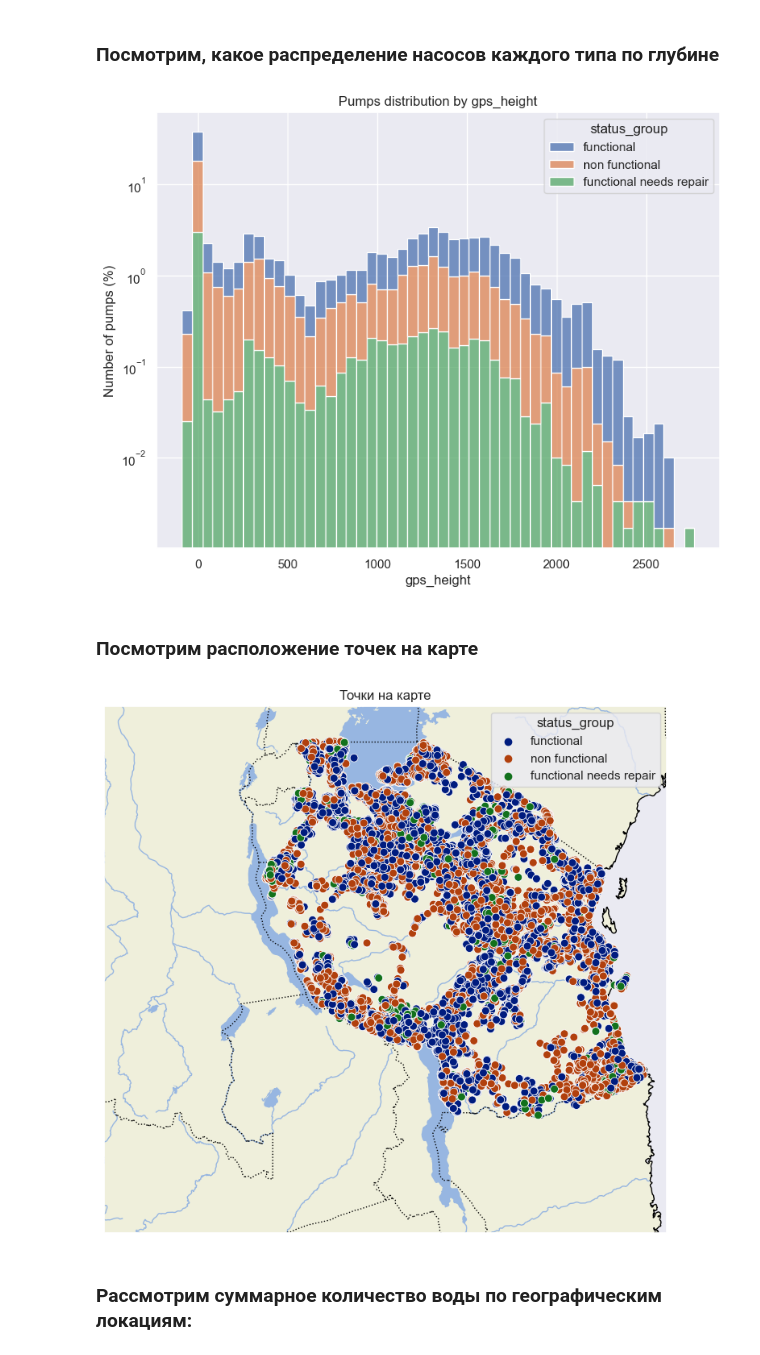
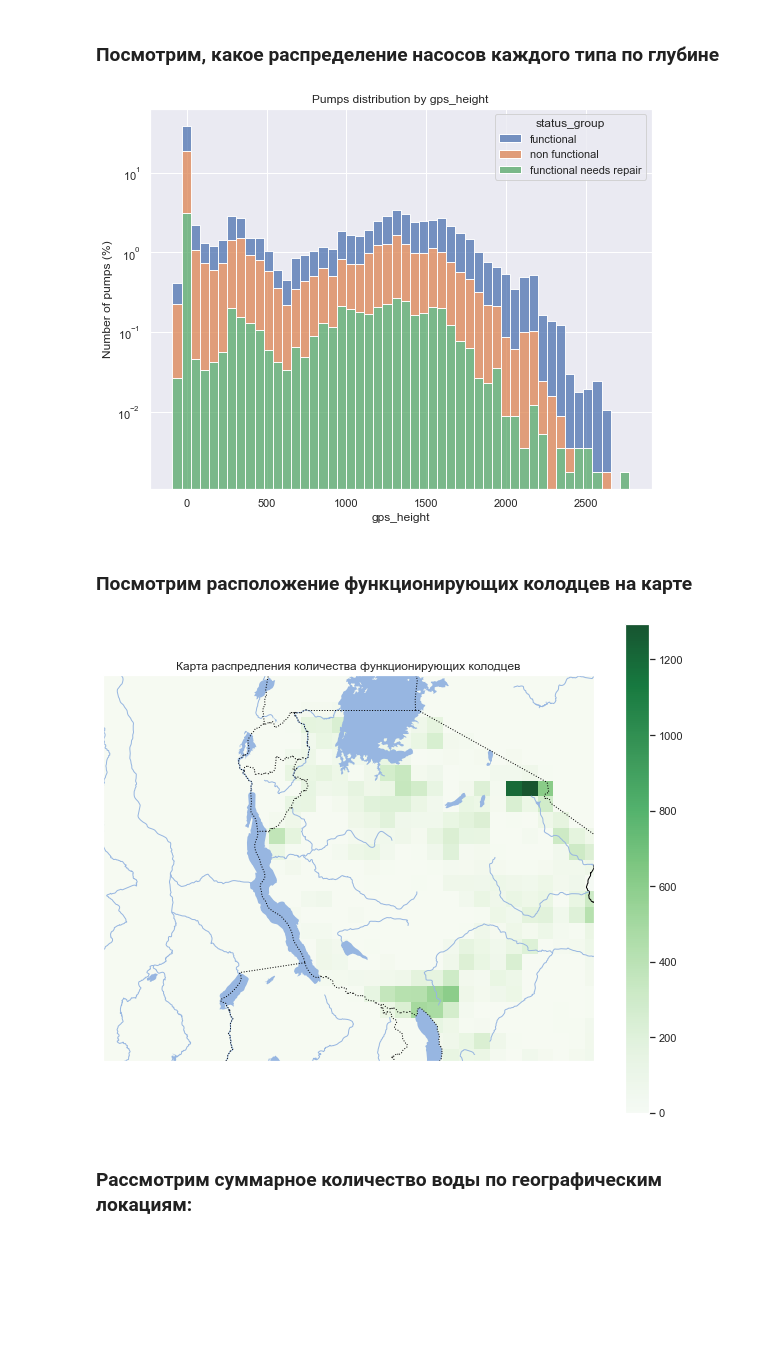
Before and after one commit to nolongerlaugh/BDA-project-Pump-it-Up, a Jupyter notebook: report.ipynb, the cells around one changed output. Cells and saved outputs as stored; diff of their text form; code cells hidden in the pictures; blank space fills up the shorter version.

```diff
--- a/report.ipynb
+++ b/report.ipynb
@@ -82,5 +84,10 @@ NaN in Numerics:
 0
 # %% [markdown]
 Как видим, NaN встречается только в категориальных признаках, поэтому заменим строкой "None"
+# %%
+dtypes = X.dtypes
+for column, tp in dtypes.items():
+    if str(tp) == 'object':
+        X[column] = pd.Series(X[column], dtype="string")
 # %%
 X.fillna(value="None", inplace=True)
@@ -117,3 +116,5 @@ df
+# %%
+df = df[(df['amount_tsh'] < 5000) & (df['num_private'] < 10) & (df['population'] < 2000)]
 # %% [markdown]
 # 3. Исследование датасета
 # %% [markdown]
@@ -126,30 +127,34 @@ plt.ylabel('Number of pumps (%)');
 plt.title('Pumps distribution by gps_height');
 plt.show()
 # %% [output]
-[figure, old version]
+[figure, new version]
 # %% [markdown]
-### Посмотрим расположение точек на карте
+### Посмотрим расположение функционирующих колодцев на карте
 # %%
-fig, ax = plt.subplots(subplot_kw={'projection': ccrs.PlateCarree()}, figsize=(9, 9))
+fig, ax = plt.subplots(subplot_kw={'projection': ccrs.PlateCarree()}, figsize=(11, 9))
 min_lon = 25  # Минимальная долгота
-max_lon = 41  # Максимальная долгота
-min_lat = -15  # Минимальная широта
+max_lon = 39  # Максимальная долгота
+min_lat = -11  # Минимальная широта
 max_lat = 0   # Максимальная широта
 ax.set_extent([min_lon, max_lon, min_lat, max_lat], crs=ccrs.PlateCarree())
 
 ax.add_feature(cfeature.COASTLINE)
 ax.add_feature(cfeature.LAKES)
 ax.add_feature(cfeature.RIVERS)
 ax.add_feature(cfeature.LAND)
 ax.add_feature(cfeature.BORDERS, linestyle=':', edgecolor='black')
 
-sns.scatterplot(data = df, x = "longitude", y = "latitude", hue='status_group', marker='o',
-                s=50, transform=ccrs.PlateCarree(), zorder=3, palette = "dark")
-ax.set_title('Точки на карте')
+km_to_degres = lambda km: km/111
 
+# Heatmap для функционирующих колодцев
+func_heatmap = sns.histplot(data=df[df['status_group'] == 'functional'], x='longitude', y='latitude',
+            fill=True, cmap='Greens', ax=ax, alpha=0.9,
+                           cbar=True, binwidth = km_to_degres(50), thresh=None, norm=None)
+
+ax.set_title('Карта распредления количества функционирующих колодцев')
 plt.show()
 # %% [output]
-[figure, old version]
+[figure, new version]
 # %% [markdown]
 ### Рассмотрим cуммарное количество воды по географическим локациям:
 # %%
```
Also changed, not shown: parts of 109 cells of this notebook, 1 other file.
